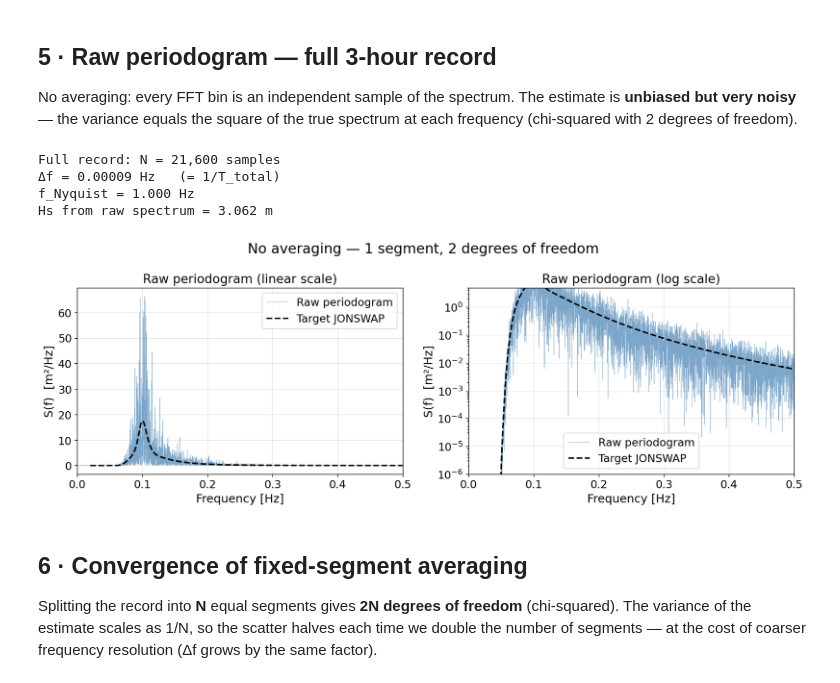
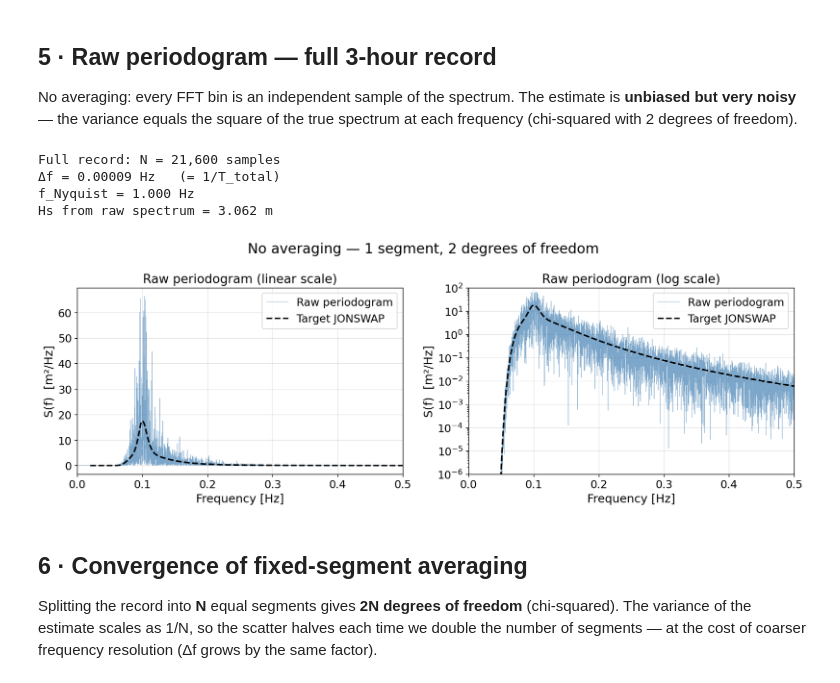
Before and after one commit to Hao-Chengyuan/numerical-wave-tank, a Jupyter notebook: Notebooks/JONSWAP_Spectral_Verification.ipynb, the cells around one changed output. Cells and saved outputs as stored; diff of their text form; code cells hidden in the pictures.

```diff
--- a/Notebooks/JONSWAP_Spectral_Verification.ipynb
+++ b/Notebooks/JONSWAP_Spectral_Verification.ipynb
@@ -150,35 +150,35 @@ No averaging: every FFT bin is an independent sample of the spectrum. The estima
 # %%
 f_raw, S_raw = periodogram(eta, dt)
 print(f"Full record: N = {len(eta):,} samples")
 print(f"Δf = {f_raw[1]:.5f} Hz   (= 1/T_total)")
 print(f"f_Nyquist = {f_raw[-1]:.3f} Hz")
 Hs_raw = 4 * np.sqrt(np.trapezoid(S_raw[f_raw <= 0.55], f_raw[f_raw <= 0.55]))
 print(f"Hs from raw spectrum = {Hs_raw:.3f} m")
 
 fig, (ax_lin, ax_log) = plt.subplots(1, 2, figsize=(14, 5))
 
 for ax, yscale in [(ax_lin, 'linear'), (ax_log, 'log')]:
     ax.plot(f_raw, S_raw, lw=0.4, color='steelblue', alpha=0.7, label='Raw periodogram')
     ax.plot(f_ref, S_ref, 'k--', lw=2, label='Target JONSWAP')
     ax.set_xlim(0, 0.5)
     ax.set_xlabel('Frequency [Hz]')
     ax.set_ylabel('S(f)  [m²/Hz]')
     ax.set_yscale(yscale)
     ax.legend()
     ax.set_title(f'Raw periodogram ({yscale} scale)')
     if yscale == 'log':
-        ax.set_ylim(1e-6, 5)
+        ax.set_ylim(1e-6, 100)
 
 fig.suptitle('No averaging — 1 segment, 2 degrees of freedom')
 plt.tight_layout()
 fig.savefig('../output/jonswap_raw_periodogram.pdf', bbox_inches='tight')
 plt.show()
 # %% [output]
 Full record: N = 21,600 samples
 Δf = 0.00009 Hz   (= 1/T_total)
 f_Nyquist = 1.000 Hz
 Hs from raw spectrum = 3.062 m
-[figure, old version]
+[figure, new version]
 # %% [markdown]
 ## 6 · Convergence of fixed-segment averaging
 
```
Also changed, not shown: parts of 4 cells of this notebook, 4 other files.
